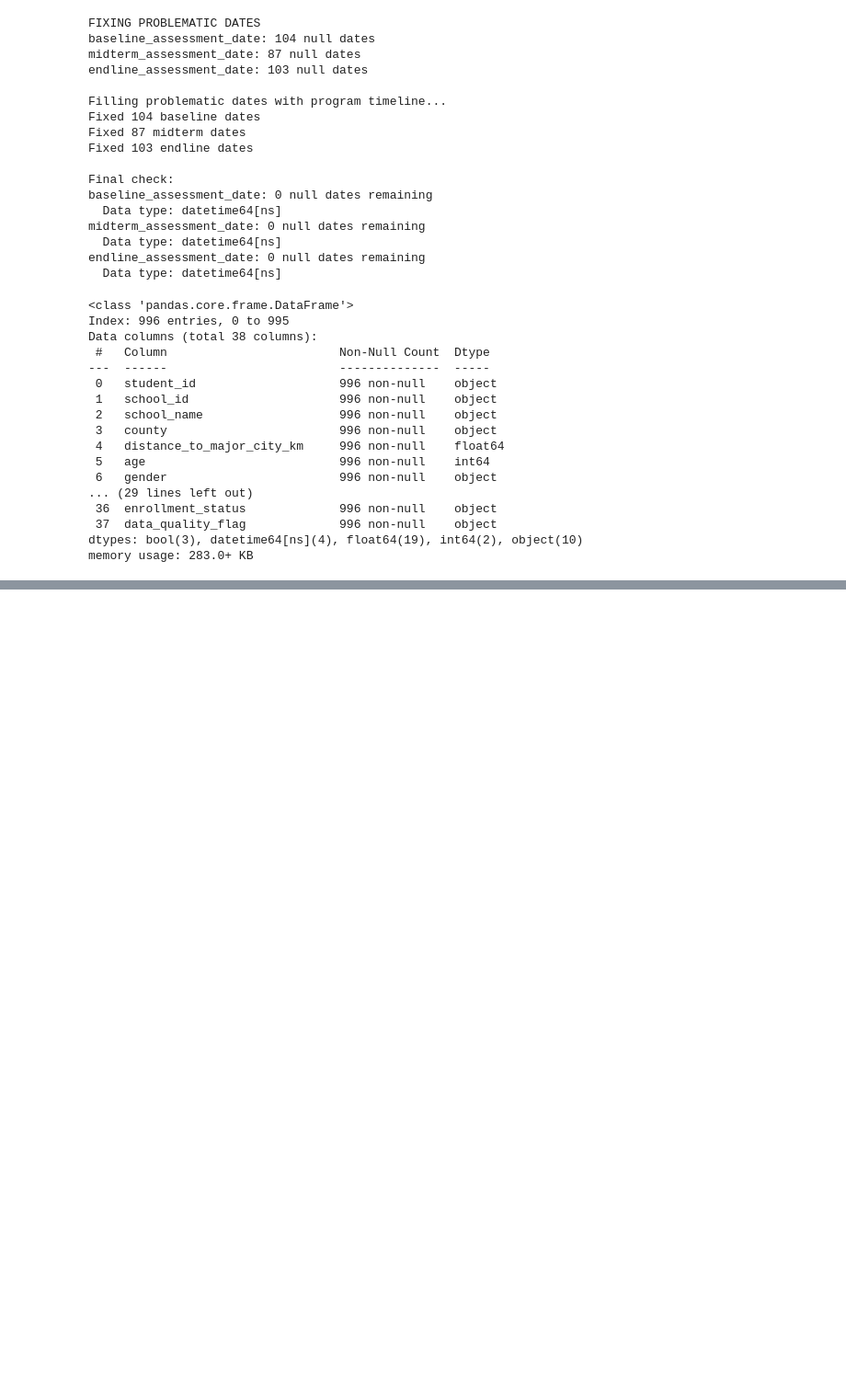
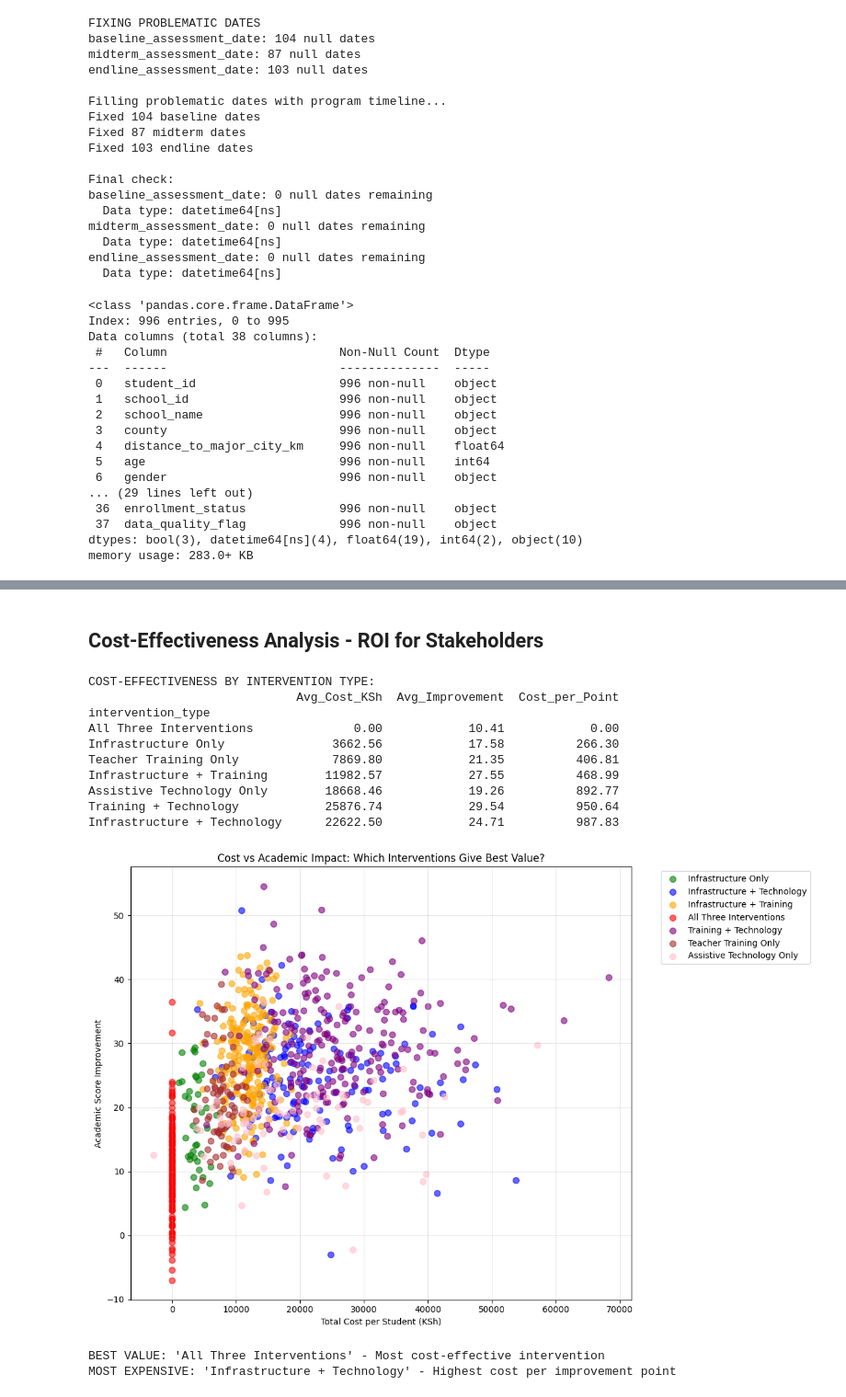
Before and after one commit to imArjn/Lambton, a Jupyter notebook: WIL CPL 5559/Week 5/kenya_storytelling.ipynb, the cells around one changed output, grey strips where cells are left out. Shown at 92% size. Cells and saved outputs as stored; diff of their text form; code cells hidden in the pictures; blank space fills up the shorter version.

Commit message:
some analysis done

```diff
--- a/WIL CPL 5559/Week 5/kenya_storytelling.ipynb
+++ b/WIL CPL 5559/Week 5/kenya_storytelling.ipynb
@@ -724,0 +859,52 @@ memory usage: 283.0+ KB
+# %% [markdown]
+## Cost-Effectiveness Analysis - ROI for Stakeholders
+# %%
+
+# Calculate cost per academic point improvement
+df['cost_per_academic_point'] = df['total_cost_per_student_ksh'] / (df['academic_improvement'] + 0.01)  # +0.01 to avoid division by zero
+
+# Cost-effectiveness by intervention type
+print("COST-EFFECTIVENESS BY INTERVENTION TYPE:")
+cost_effectiveness = df.groupby('intervention_type').agg({
+    'total_cost_per_student_ksh': 'mean',
+    'academic_improvement': 'mean',
+    'cost_per_academic_point': 'mean'
+}).round(2)
+
+cost_effectiveness.columns = ['Avg_Cost_KSh', 'Avg_Improvement', 'Cost_per_Point']
+cost_effectiveness = cost_effectiveness.sort_values('Cost_per_Point')
+print(cost_effectiveness)
+
+# Visualize cost vs improvement
+plt.figure(figsize=(12, 8))
+colors = ['green', 'blue', 'orange', 'red', 'purple', 'brown', 'pink']
+
+for i, intervention in enumerate(df['intervention_type'].unique()):
+    subset = df[df['intervention_type'] == intervention]
+    plt.scatter(subset['total_cost_per_student_ksh'], subset['academic_improvement'],
+               label=intervention, alpha=0.6, s=50, color=colors[i % len(colors)])
+
+plt.xlabel('Total Cost per Student (KSh)')
+plt.ylabel('Academic Score Improvement')
+plt.title('Cost vs Academic Impact: Which Interventions Give Best Value?')
+plt.legend(bbox_to_anchor=(1.05, 1), loc='upper left')
+plt.grid(True, alpha=0.3)
+plt.tight_layout()
+plt.show()
+
+print(f"\nBEST VALUE: '{cost_effectiveness.index[0]}' - Most cost-effective intervention")
+print(f"MOST EXPENSIVE: '{cost_effectiveness.index[-1]}' - Highest cost per improvement point")
+# %% [output]
+COST-EFFECTIVENESS BY INTERVENTION TYPE:
+                             Avg_Cost_KSh  Avg_Improvement  Cost_per_Point
+intervention_type
+All Three Interventions              0.00            10.41            0.00
+Infrastructure Only               3662.56            17.58          266.30
+Teacher Training Only             7869.80            21.35          406.81
+Infrastructure + Training        11982.57            27.55          468.99
+Assistive Technology Only        18668.46            19.26          892.77
+Training + Technology            25876.74            29.54          950.64
+Infrastructure + Technology      22622.50            24.71          987.83
+[figure, added]
+BEST VALUE: 'All Three Interventions' - Most cost-effective intervention
+MOST EXPENSIVE: 'Infrastructure + Technology' - Highest cost per improvement point
```
Also changed, not shown: parts of 12 cells of this notebook.
